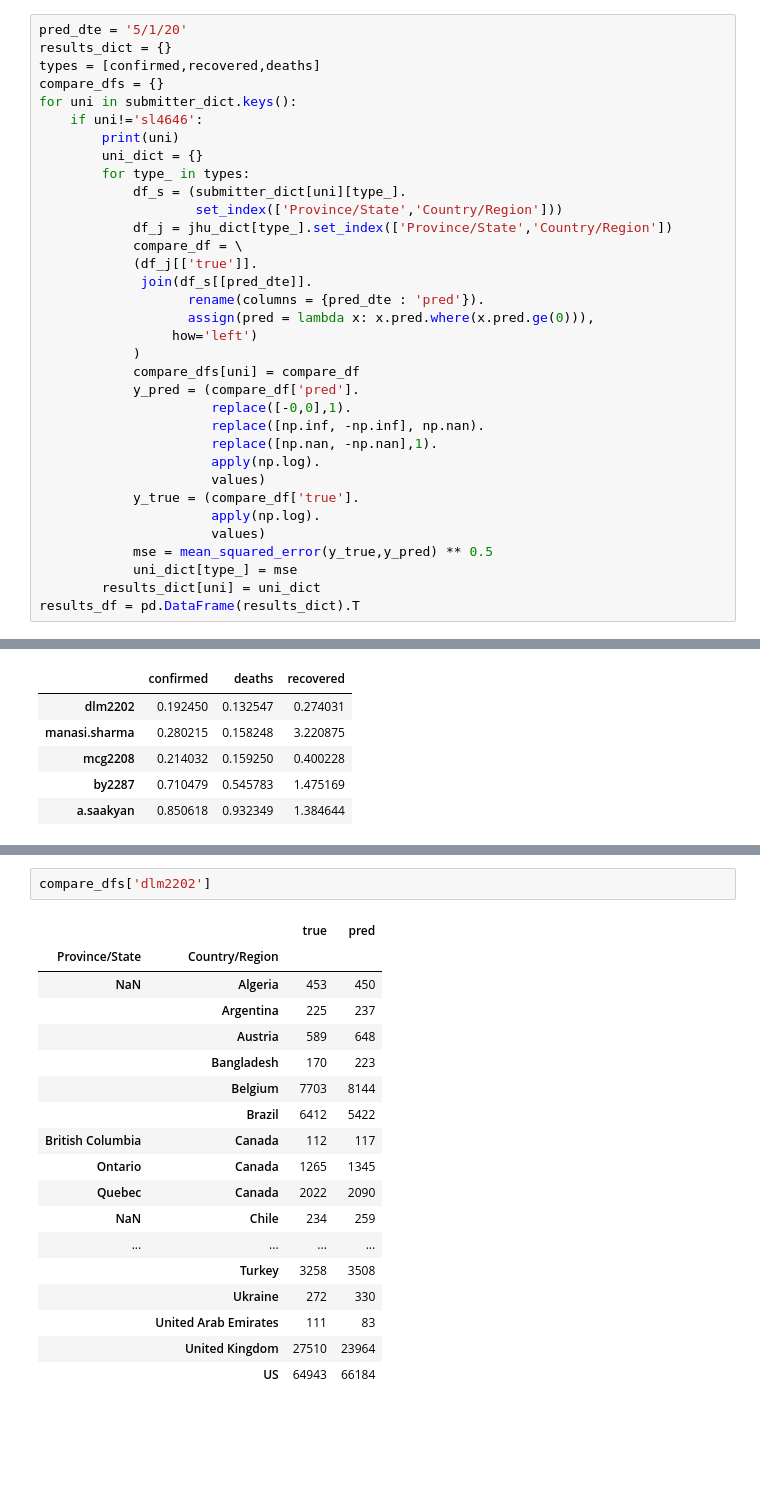
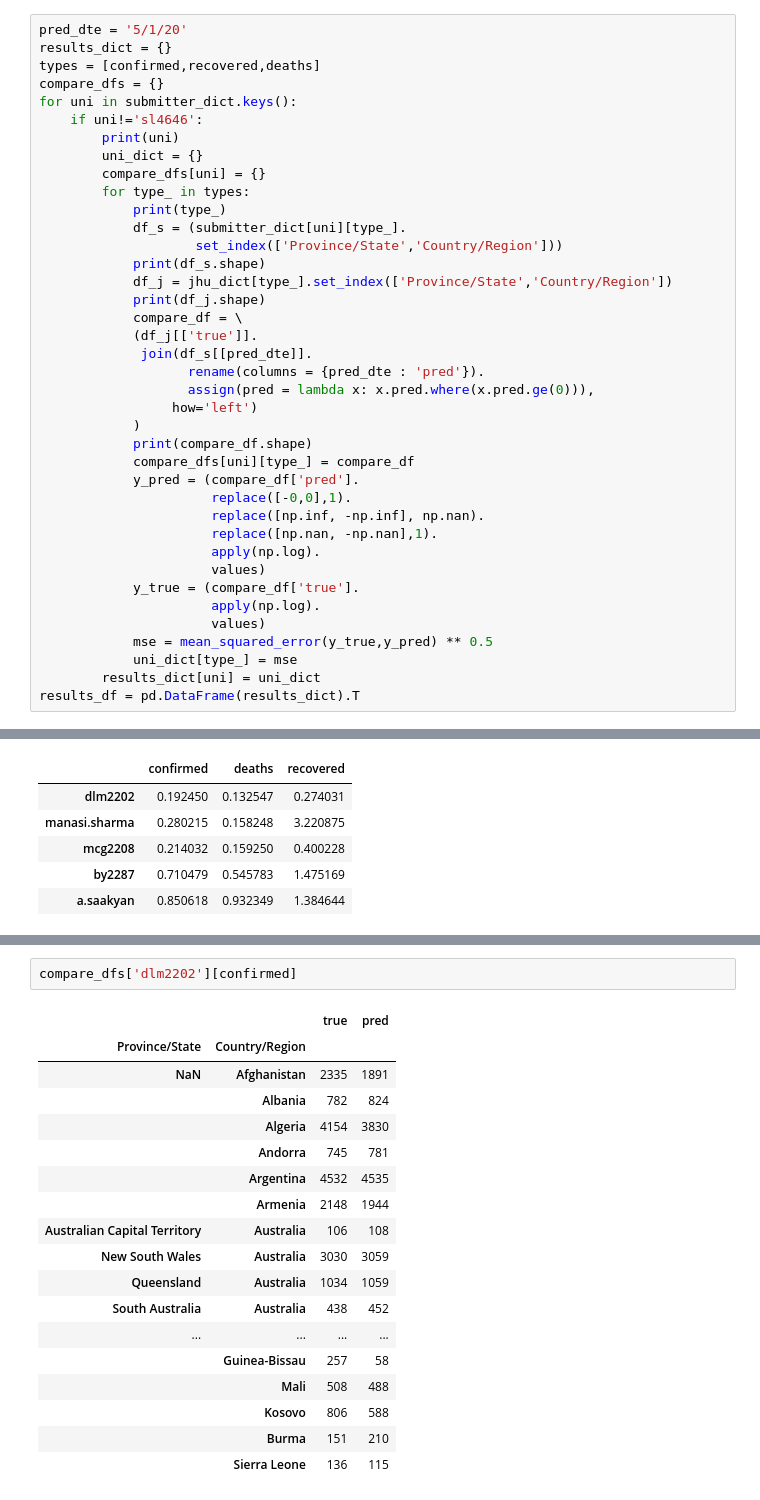
Before and after one commit to ngiangre/CUEPID_data_challenge_track1_evaluation, a Jupyter notebook: eval.ipynb, the cells around one changed output, grey strips where cells are left out. Saved outputs shown, nothing was run; the diff lists cells and outputs as text; blank space fills up the shorter version.

Commit message:
printing shapes and winning ddfs

```diff
--- a/eval.ipynb
+++ b/eval.ipynb
@@ -82,10 +82,14 @@ for uni in submitter_dict.keys():
     if uni!='sl4646':
         print(uni)
         uni_dict = {}
+        compare_dfs[uni] = {}
         for type_ in types:
+            print(type_)
             df_s = (submitter_dict[uni][type_].
                     set_index(['Province/State','Country/Region']))
+            print(df_s.shape)
             df_j = jhu_dict[type_].set_index(['Province/State','Country/Region'])
+            print(df_j.shape)
             compare_df = \
             (df_j[['true']].
              join(df_s[[pred_dte]].
@@ -93,7 +97,8 @@ for uni in submitter_dict.keys():
                    assign(pred = lambda x: x.pred.where(x.pred.ge(0))),
                  how='left')
             )
-            compare_dfs[uni] = compare_df
+            print(compare_df.shape)
+            compare_dfs[uni][type_] = compare_df
             y_pred = (compare_df['pred'].
                       replace([-0,0],1).
                       replace([np.inf, -np.inf], np.nan).
@@ -145,21 +162,21 @@ display(results_df.sort_values(recovered))
 # %%
-compare_dfs['dlm2202']
+compare_dfs['dlm2202'][confirmed]
 # %% [output]
 |  |  | true | pred |
 | Province/State | Country/Region |  |  |
-| NaN | Algeria | 453 | 450 |
-|  | Argentina | 225 | 237 |
-|  | Austria | 589 | 648 |
-|  | Bangladesh | 170 | 223 |
-|  | Belgium | 7703 | 8144 |
-|  | Brazil | 6412 | 5422 |
-| British Columbia | Canada | 112 | 117 |
-| Ontario | Canada | 1265 | 1345 |
-| Quebec | Canada | 2022 | 2090 |
-| NaN | Chile | 234 | 259 |
+| NaN | Afghanistan | 2335 | 1891 |
+|  | Albania | 782 | 824 |
+|  | Algeria | 4154 | 3830 |
+|  | Andorra | 745 | 781 |
+|  | Argentina | 4532 | 4535 |
+|  | Armenia | 2148 | 1944 |
+| Australian Capital Territory | Australia | 106 | 108 |
+| New South Wales | Australia | 3030 | 3059 |
+| Queensland | Australia | 1034 | 1059 |
+| South Australia | Australia | 438 | 452 |
 | ... | ... | ... | ... |
-|  | Turkey | 3258 | 3508 |
-|  | Ukraine | 272 | 330 |
-|  | United Arab Emirates | 111 | 83 |
-|  | United Kingdom | 27510 | 23964 |
-|  | US | 64943 | 66184 |
+|  | Guinea-Bissau | 257 | 58 |
+|  | Mali | 508 | 488 |
+|  | Kosovo | 806 | 588 |
+|  | Burma | 151 | 210 |
+|  | Sierra Leone | 136 | 115 |
```
Also changed, not shown: parts of 5 cells of this notebook.
